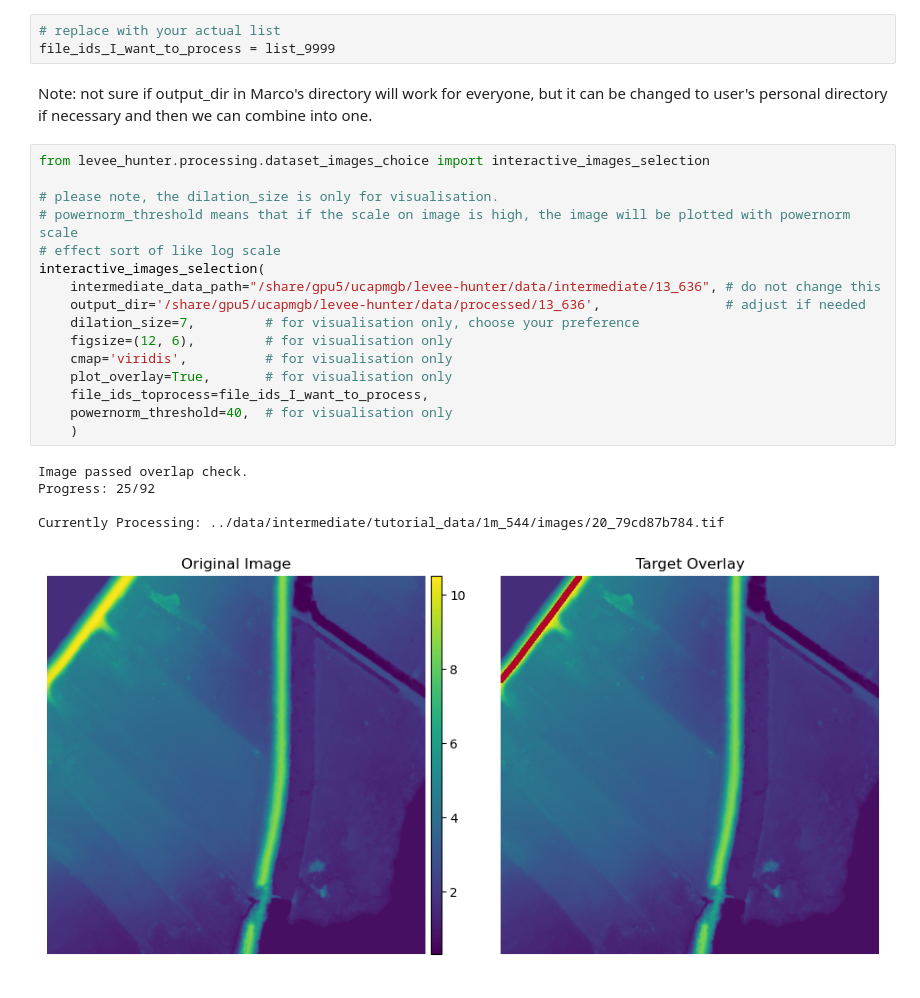
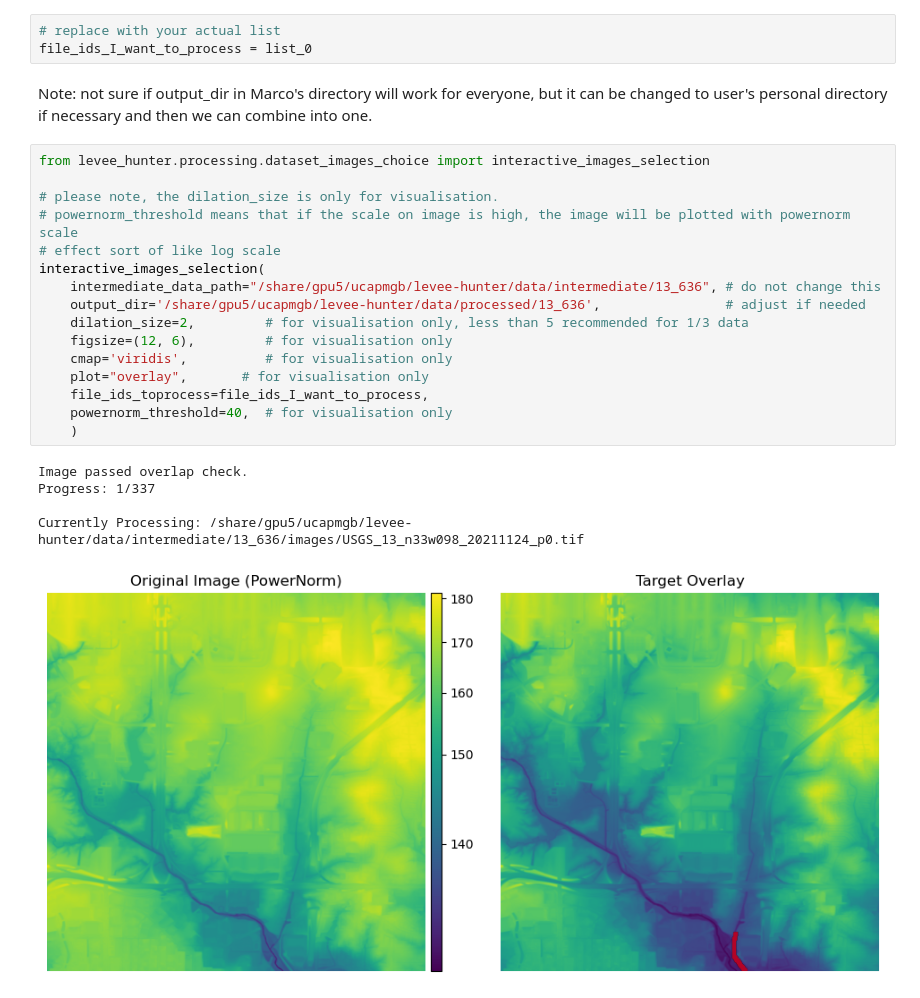
Before and after one commit to p-mucha/levee-hunter, a Jupyter notebook: tutorial/contribute_to_img_selection.ipynb, the cells around one changed output. Saved outputs shown, nothing was run; the diff lists cells and outputs as text.

Commit message:
updated interactive image selection call and indicated who has each list

```diff
--- a/tutorial/contribute_to_img_selection.ipynb
+++ b/tutorial/contribute_to_img_selection.ipynb
@@ -46,28 +53,28 @@ list_8 = ['USGS_13_n43w089_20241107', 'USGS_13_n40w106_20230602', 'USGS_13_n36w1
 list_9 = ['USGS_13_n40w075_20210624', 'USGS_13_n34w113_20241016', 'USGS_13_n29w082_20221103', 'USGS_13_n27w081_20221103']
 # %%
 # replace with your actual list
-file_ids_I_want_to_process = list_9999
+file_ids_I_want_to_process = list_0
 # %% [markdown]
 Note: not sure if output_dir in Marco's directory will work for everyone, but it can be changed to user's personal directory if necessary and then we can combine into one.
 # %%
 from levee_hunter.processing.dataset_images_choice import interactive_images_selection
 
 # please note, the dilation_size is only for visualisation.
 # powernorm_threshold means that if the scale on image is high, the image will be plotted with powernorm scale
 # effect sort of like log scale
 interactive_images_selection(
     intermediate_data_path="/share/gpu5/ucapmgb/levee-hunter/data/intermediate/13_636", # do not change this
     output_dir='/share/gpu5/ucapmgb/levee-hunter/data/processed/13_636',                # adjust if needed
-    dilation_size=7,         # for visualisation only, choose your preference
+    dilation_size=2,         # for visualisation only, less than 5 recommended for 1/3 data
     figsize=(12, 6),         # for visualisation only
     cmap='viridis',          # for visualisation only
-    plot_overlay=True,       # for visualisation only
+    plot="overlay",       # for visualisation only
     file_ids_toprocess=file_ids_I_want_to_process,
     powernorm_threshold=40,  # for visualisation only
     )
 # %% [output]
 Image passed overlap check.
-Progress: 25/92
+Progress: 1/337
 
-Currently Processing: ../data/intermediate/tutorial_data/1m_544/images/20_79cd87b784.tif
+Currently Processing: /share/gpu5/ucapmgb/levee-hunter/data/intermediate/13_636/images/USGS_13_n33w098_20211124_p0.tif
-[figure, old version]
+[figure, new version]
```
Also changed, not shown: parts of 1 cell of this notebook.
